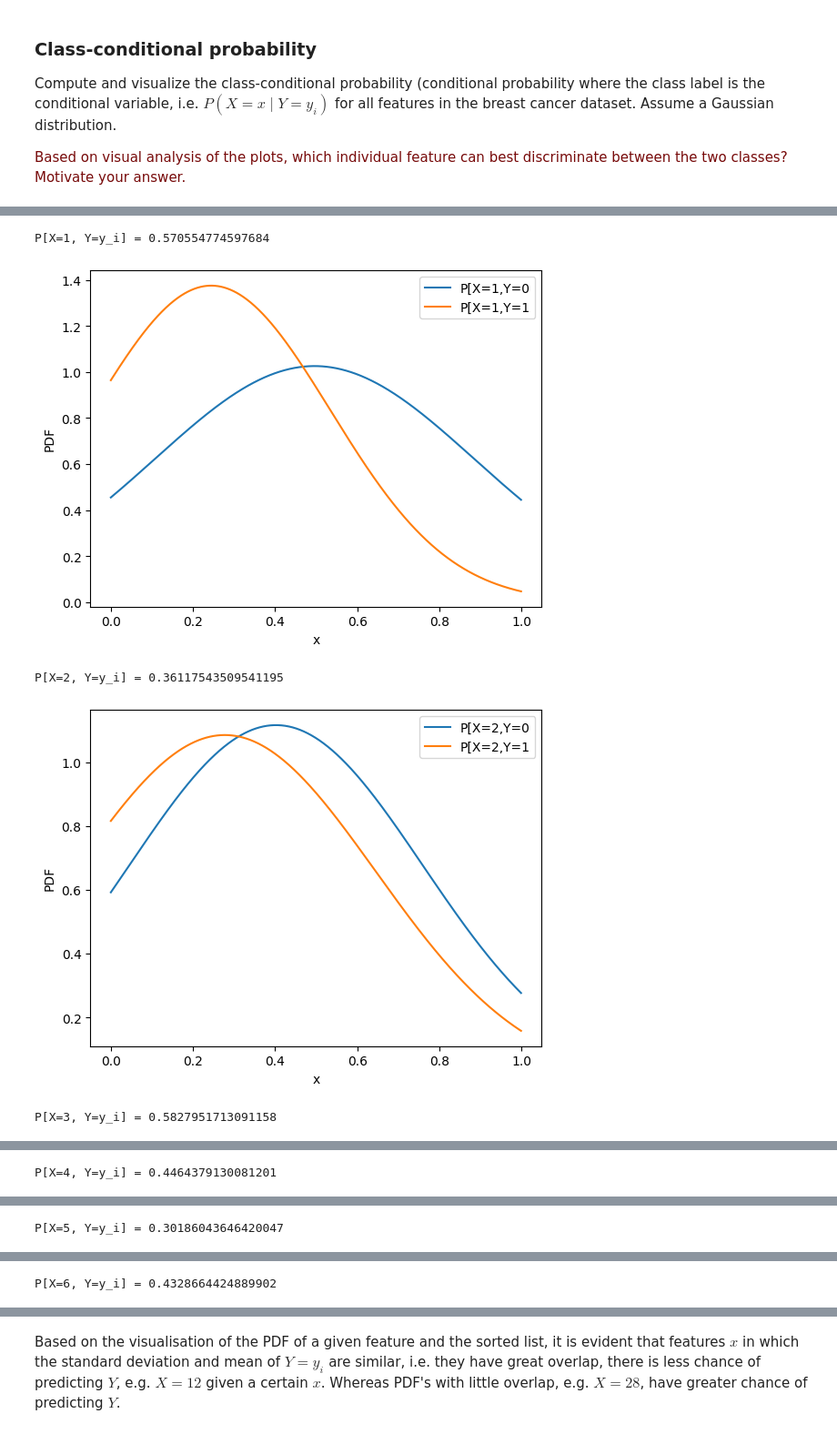
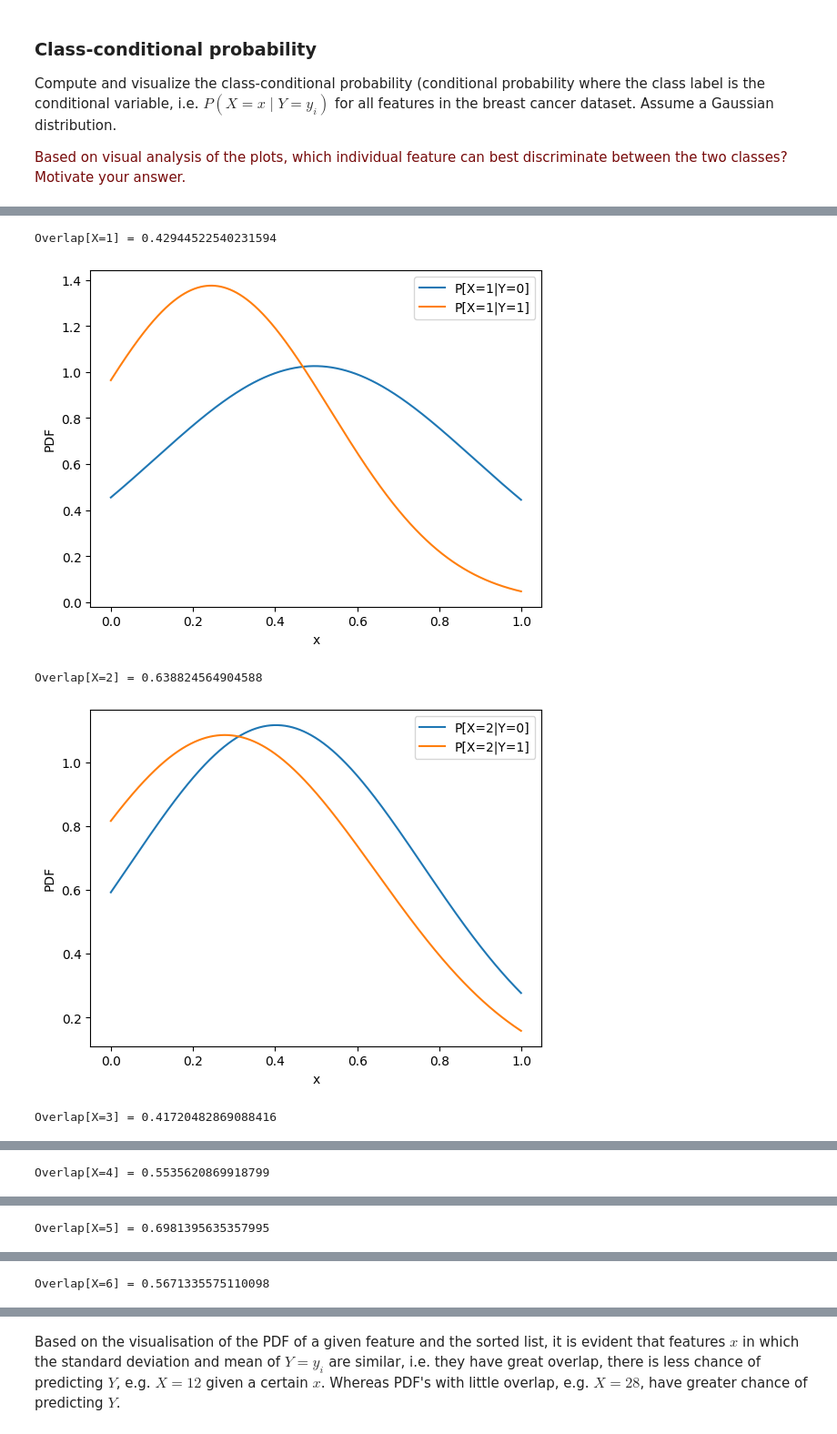
Before and after one commit to YLaret/8dm50-machine-learning, a Jupyter notebook: practicals/week_1.ipynb, the cells around one changed output, grey strips where cells are left out. Shown at 91% size. Drawn from its saved outputs; the diff is of its cells as text; code cells hidden in the pictures.

Commit message:
improved final solution with overlap, only ambiguity is window of [0,1] is not obeyed

```diff
--- a/practicals/week_1.ipynb
+++ b/practicals/week_1.ipynb
@@ -374,7 +373,7 @@ zero_ind = y == 0
 one_ind = y == 1
 
 # feature probabilty
-f_prob = []
+f_overlap = []
 
 # loop over the features
 for f in range(X.shape[1]):
@@ -408,40 +407,40 @@ for f in range(X.shape[1]):
     # act accordingly
     if peak_0 > peak_1:
         # area left of root
         area_l = norm.sf(roots[1], loc=mu_0,scale=sigma_0)
         # area right of root
         area_r = 1 - norm.sf(roots[0], loc=mu_0,scale=sigma_0)
         # area in the center
         area_c = norm.sf(roots[0], loc=mu_1,scale=sigma_1) - norm.sf(roots[1], loc=mu_1,scale=sigma_1)
     else:
         # area left of root
         area_l = norm.sf(roots[1], loc=mu_1,scale=sigma_1)
         # area right of root
         area_r = 1 - norm.sf(roots[0], loc=mu_1,scale=sigma_1)
         # area in the center
         area_c = norm.sf(roots[0], loc=mu_0,scale=sigma_0) - norm.sf(roots[1], loc=mu_0,scale=sigma_0)
 
-    # calculate probability on intersect area
-    prob = 1-(area_l+area_r+area_c)
-    f_prob.append(prob)
+    # calculate overlap on intersect area
+    overlap = (area_l+area_r+area_c)
+    f_overlap.append(overlap)
 
     # print the calculated probability
-    print("P[X="+str(f+1)+", Y=y_i] = "+str(prob))
+    print("Overlap[X="+str(f+1)+"] = "+str(overlap))
 
     # create plot arrays
     x_axis = np.arange(0, 1, 0.001)
     y_axis_0 = 1/np.sqrt(2*np.pi*sigma_0)*np.exp(-(x_axis-mu_0)**2/(2*sigma_0))
     y_axis_1 = 1/np.sqrt(2*np.pi*sigma_1)*np.exp(-(x_axis-mu_1)**2/(2*sigma_1))
 
     # plot the pfd's of y=0, y=1 for feature x=f
     plt.plot(x_axis,y_axis_0,x_axis,y_axis_1)
     plt.xlabel("x")
     plt.ylabel("PDF")
-    plt.legend(["P[X="+str(f+1)+",Y=0","P[X="+str(f+1)+",Y=1"])
+    plt.legend(["P[X="+str(f+1)+"|Y=0]","P[X="+str(f+1)+"|Y=1]"])
     plt.show()
 # %% [output]
-P[X=1, Y=y_i] = 0.570554774597684
+Overlap[X=1] = 0.42944522540231594
-[figure, old version]
+[figure, new version]
-P[X=2, Y=y_i] = 0.36117543509541195
+Overlap[X=2] = 0.638824564904588
-[figure, old version]
+[figure, new version]
-P[X=3, Y=y_i] = 0.5827951713091158
+Overlap[X=3] = 0.41720482869088416
@@ -449 +448 @@ P[X=3, Y=y_i] = 0.5827951713091158
-P[X=4, Y=y_i] = 0.4464379130081201
+Overlap[X=4] = 0.5535620869918799
@@ -451 +450 @@ P[X=4, Y=y_i] = 0.4464379130081201
-P[X=5, Y=y_i] = 0.30186043646420047
+Overlap[X=5] = 0.6981395635357995
@@ -453 +452 @@ P[X=5, Y=y_i] = 0.30186043646420047
-P[X=6, Y=y_i] = 0.4328664424889902
+Overlap[X=6] = 0.5671335575110098
```
Also changed, not shown: parts of 4 cells of this notebook.
